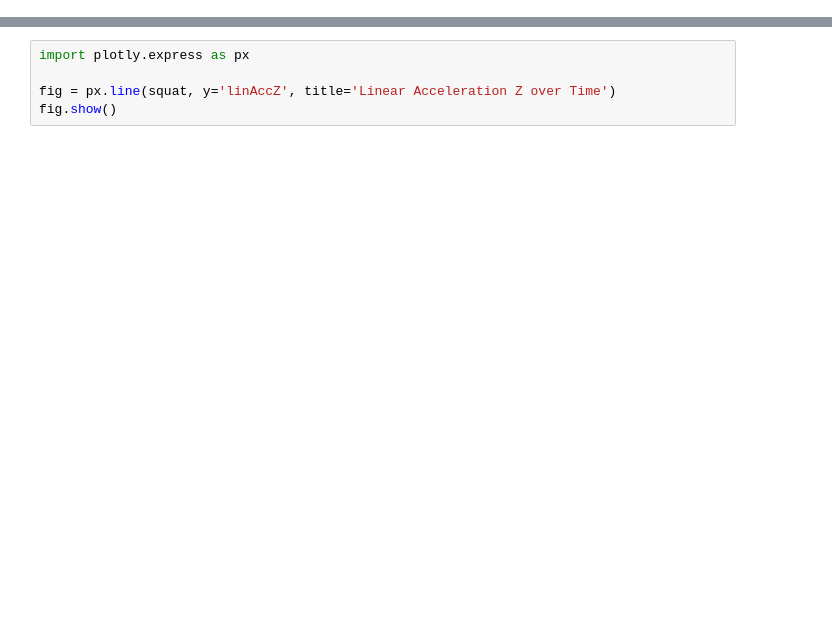
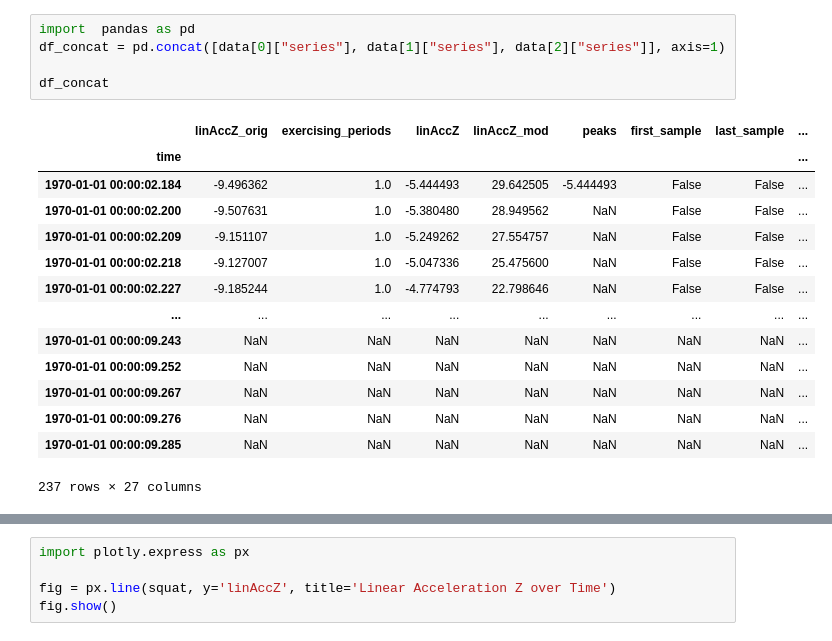
Before and after one commit to fitizens/fatigue_measure, a Jupyter notebook: height/squat_jump.ipynb, the cells around one changed output, grey strips where cells are left out. Drawn from its saved outputs; the diff is of its cells as text; blank space fills up the shorter version.

```diff
--- a/height/squat_jump.ipynb
+++ b/height/squat_jump.ipynb
@@ -37,0 +55,20 @@ fig.show()
+# %%
+import  pandas as pd
+df_concat = pd.concat([data[0]["series"], data[1]["series"], data[2]["series"]], axis=1)
+
+df_concat
+# %% [output]
+|  | linAccZ_orig | exercising_periods | linAccZ | linAccZ_mod | peaks | first_sample | last_sample | ... |
+| time |  |  |  |  |  |  |  | ... |
+| 1970-01-01 00:00:02.184 | -9.496362 | 1.0 | -5.444493 | 29.642505 | -5.444493 | False | False | ... |
+| 1970-01-01 00:00:02.200 | -9.507631 | 1.0 | -5.380480 | 28.949562 | NaN | False | False | ... |
+| 1970-01-01 00:00:02.209 | -9.151107 | 1.0 | -5.249262 | 27.554757 | NaN | False | False | ... |
+| 1970-01-01 00:00:02.218 | -9.127007 | 1.0 | -5.047336 | 25.475600 | NaN | False | False | ... |
+| 1970-01-01 00:00:02.227 | -9.185244 | 1.0 | -4.774793 | 22.798646 | NaN | False | False | ... |
+| ... | ... | ... | ... | ... | ... | ... | ... | ... |
+| 1970-01-01 00:00:09.243 | NaN | NaN | NaN | NaN | NaN | NaN | NaN | ... |
+| 1970-01-01 00:00:09.252 | NaN | NaN | NaN | NaN | NaN | NaN | NaN | ... |
+| 1970-01-01 00:00:09.267 | NaN | NaN | NaN | NaN | NaN | NaN | NaN | ... |
+| 1970-01-01 00:00:09.276 | NaN | NaN | NaN | NaN | NaN | NaN | NaN | ... |
+| 1970-01-01 00:00:09.285 | NaN | NaN | NaN | NaN | NaN | NaN | NaN | ... |
+237 rows × 27 columns
```
Also changed, not shown: parts of 11 cells of this notebook, 1 other file.
